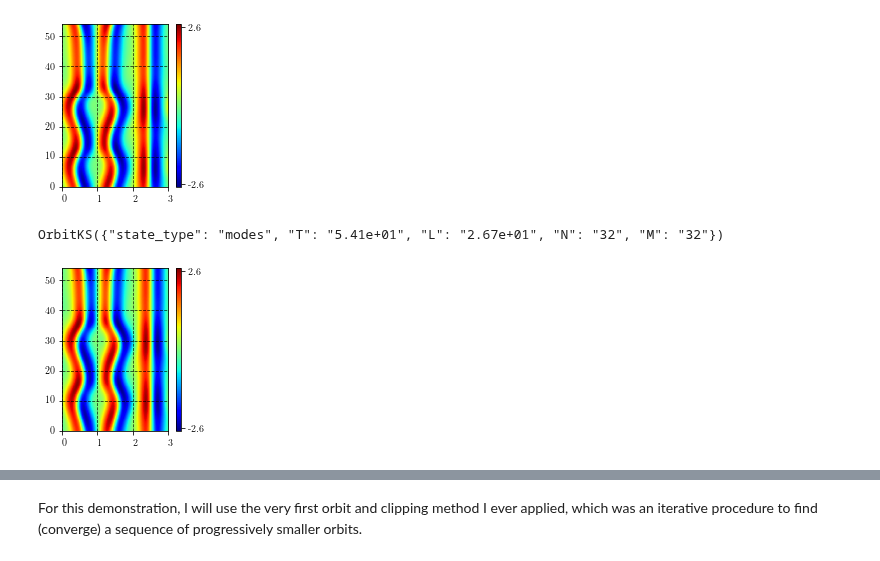
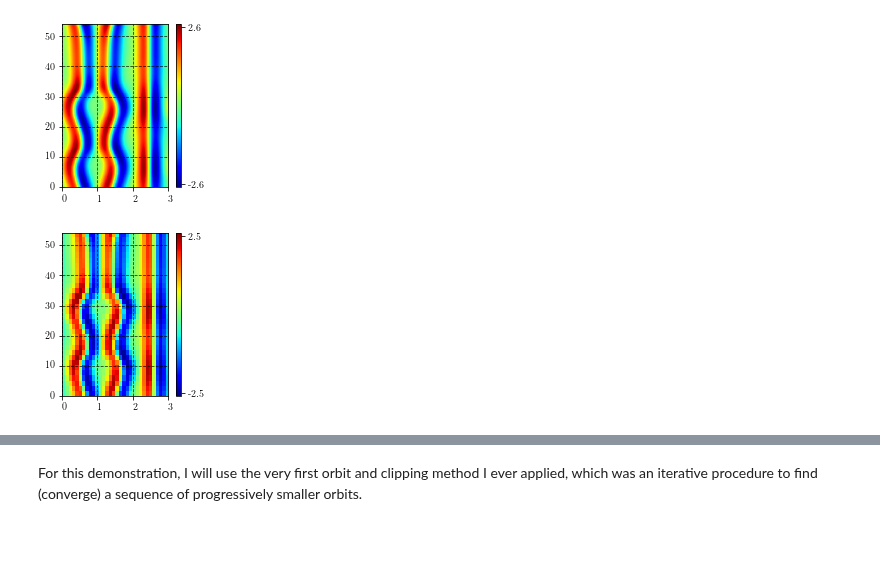
Before and after one commit to chaotic-systems/orbithunter, a Jupyter notebook: notebooks/clipping_demo.ipynb, the cells around one changed output, grey strips where cells are left out. Saved outputs shown, nothing was run; the diff lists cells and outputs as text; code cells hidden in the pictures.

```diff
--- a/notebooks/clipping_demo.ipynb
+++ b/notebooks/clipping_demo.ipynb
@@ -12,7 +14,3 @@ orbit_ = read_h5('OrbitKS_L26p744_T54p129.h5', directory='../data/examples/')
 orbit_.plot()
 # %% [output]
 [figure]
-# %%
-orbit_
-# %% [output]
-OrbitKS({"state_type": "modes", "T": "5.41e+01", "L": "2.67e+01", "N": "32", "M": "32"})
@@ -21,15 +17,17 @@ from math import pi
-# %%
-orbit_.rotate(5 / (2*pi*np.sqrt(2)), axis=1).rotate(3, axis=0).plot()
-# %% [output]
-[figure, removed]
 # %%
+kse_integrate(orbit_)
+
+orbit_.rotate(0.1, axis=1).rotate(3, axis=0).plot(padding=False)
+
 res_list = []
 for tmax in np.arange(10, 21):
-    clipped_orbit = clip(orbit_.rotate(0.25, axis=1).rotate(10, axis=0), ((0., tmax), (None, None)))
+    clipped_orbit = clip(orbit_.rotate(0.1, axis=1).rotate(10, axis=0), ((0., tmax), (None, None)))
     res_list.append(clipped_orbit.residual())
 
 best_window_max = np.arange(10, 21)[np.argmin(res_list)]
-clipped_orbit = clip(orbit_.rotate(0.25, axis=1).rotate(5, axis=0), ((0., best_window_max), (None, None)))
+clipped_orbit = clip(orbit_.rotate(0.1, axis=1).rotate(5, axis=0), ((0., best_window_max), (None, None)))
+# %% [output]
+[figure, added]
 # %%
 clipped_orbit.plot()
 # %% [output]
```
Also changed, not shown: parts of 44 cells of this notebook, 34 other files.
